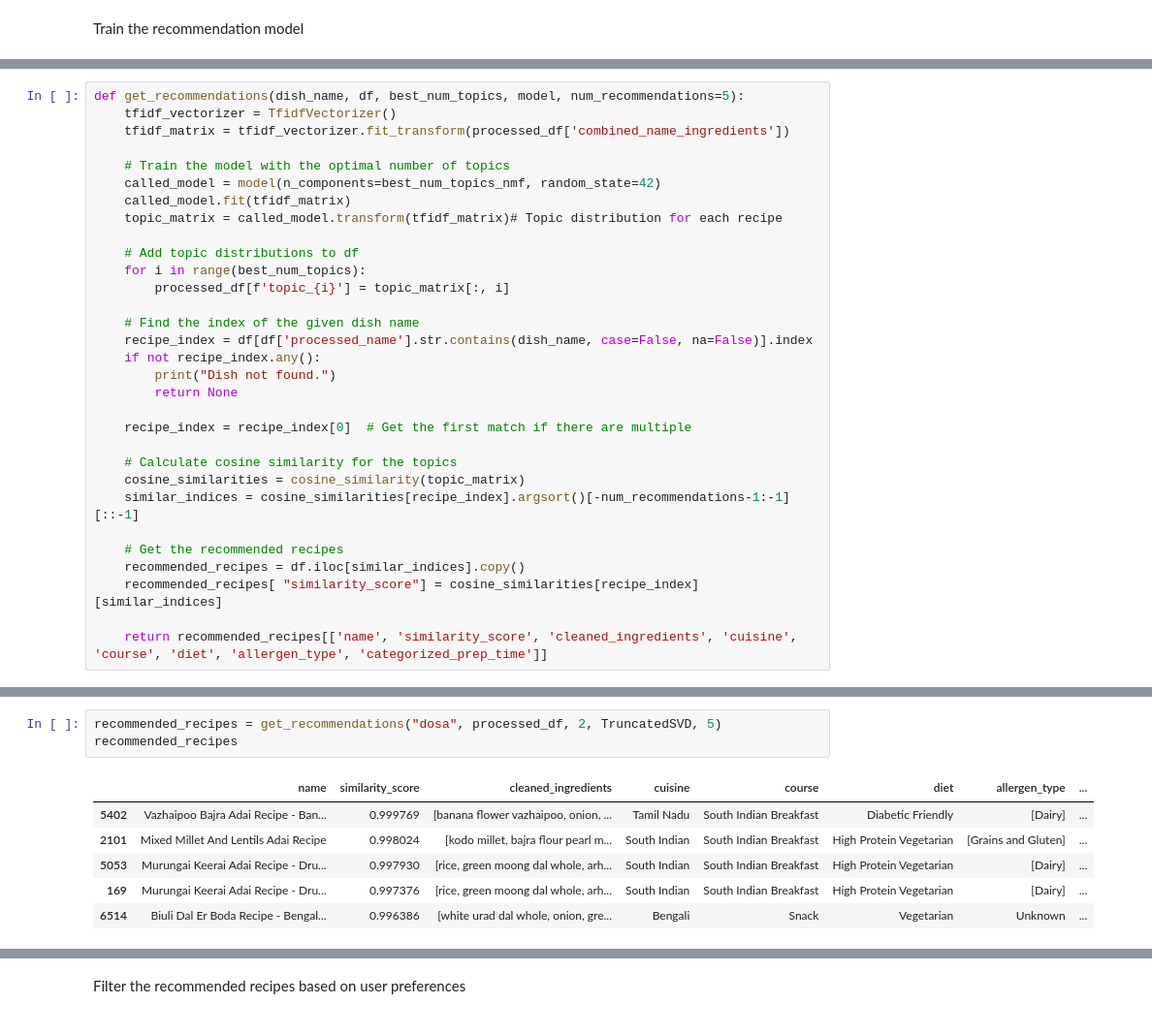
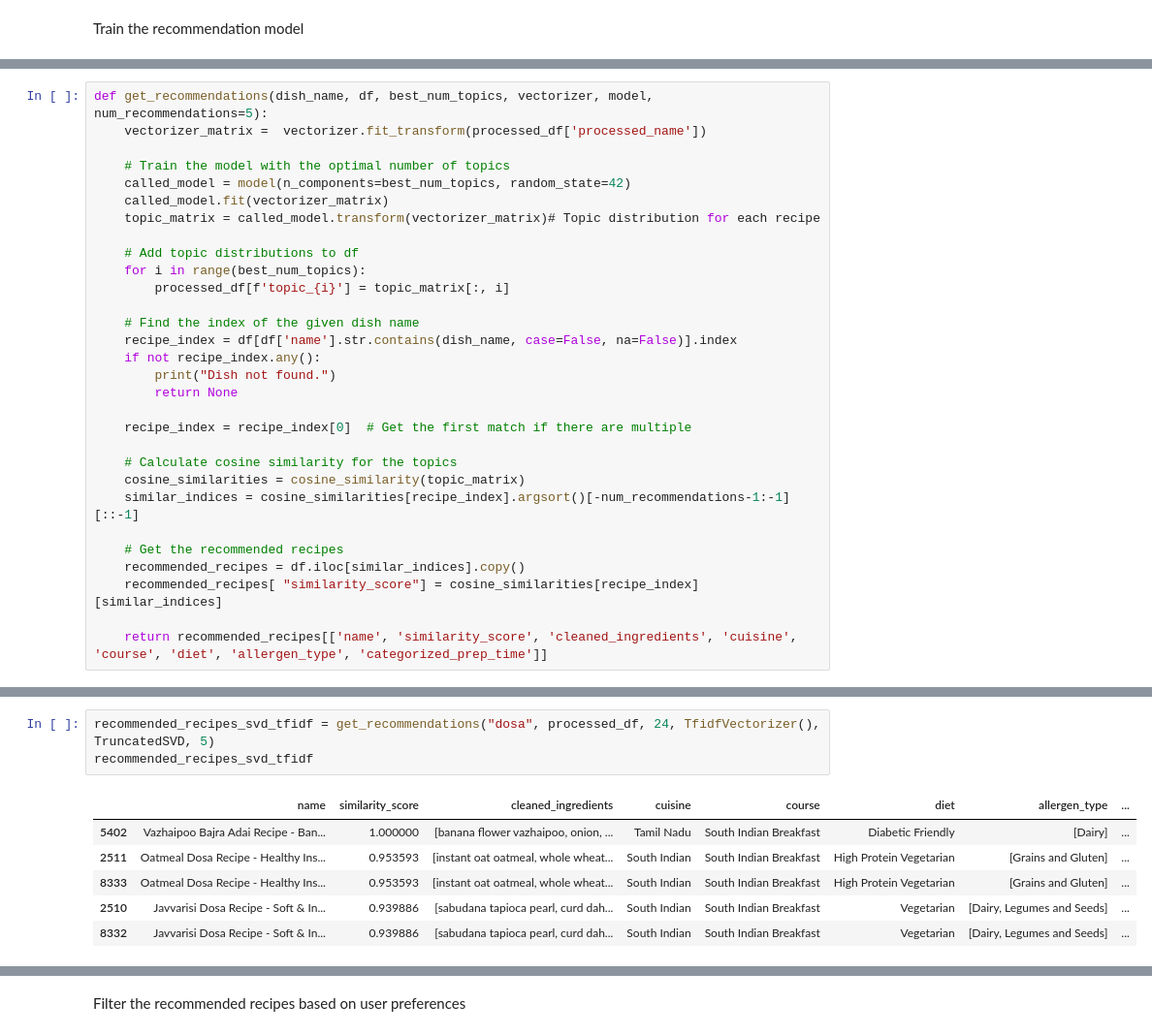
Before and after one commit to jonkerr/indian-food, a Jupyter notebook: recommendation_model.ipynb, the cells around one changed output, grey strips where cells are left out. Shown: that part at 97% size. Cells and saved outputs as stored; diff of their text form.

```diff
--- a/recommendation_model.ipynb
+++ b/recommendation_model.ipynb
@@ -72,19 +28,18 @@ NameError: name 'best_num_topics' is not defined
 # %%
-def get_recommendations(dish_name, df, best_num_topics, model, num_recommendations=5):
-    tfidf_vectorizer = TfidfVectorizer()
-    tfidf_matrix = tfidf_vectorizer.fit_transform(processed_df['combined_name_ingredients'])
+def get_recommendations(dish_name, df, best_num_topics, vectorizer, model, num_recommendations=5):
+    vectorizer_matrix =  vectorizer.fit_transform(processed_df['processed_name'])
 
     # Train the model with the optimal number of topics
-    called_model = model(n_components=best_num_topics_nmf, random_state=42)
-    called_model.fit(tfidf_matrix)
-    topic_matrix = called_model.transform(tfidf_matrix)# Topic distribution for each recipe
+    called_model = model(n_components=best_num_topics, random_state=42)
+    called_model.fit(vectorizer_matrix)
+    topic_matrix = called_model.transform(vectorizer_matrix)# Topic distribution for each recipe
 
     # Add topic distributions to df
     for i in range(best_num_topics):
         processed_df[f'topic_{i}'] = topic_matrix[:, i]
 
     # Find the index of the given dish name
-    recipe_index = df[df['processed_name'].str.contains(dish_name, case=False, na=False)].index
+    recipe_index = df[df['name'].str.contains(dish_name, case=False, na=False)].index
     if not recipe_index.any():
         print("Dish not found.")
         return None
@@ -113,10 +72,10 @@ recommended_recipes
 # %%
-recommended_recipes = get_recommendations("dosa", processed_df, 2, TruncatedSVD, 5)
-recommended_recipes
+recommended_recipes_svd_tfidf = get_recommendations("dosa", processed_df, 24, TfidfVectorizer(), TruncatedSVD, 5)
+recommended_recipes_svd_tfidf
 # %% [output]
 |  | name | similarity_score | cleaned_ingredients | cuisine | course | diet | allergen_type | ... |
-| 5402 | Vazhaipoo Bajra Adai Recipe - Ban... | 0.999769 | [banana flower vazhaipoo, onion, ... | Tamil Nadu | South Indian Breakfast | Diabetic Friendly | [Dairy] | ... |
-| 2101 | Mixed Millet And Lentils Adai Recipe | 0.998024 | [kodo millet, bajra flour pearl m... | South Indian | South Indian Breakfast | High Protein Vegetarian | [Grains and Gluten] | ... |
-| 5053 | Murungai Keerai Adai Recipe - Dru... | 0.997930 | [rice, green moong dal whole, arh... | South Indian | South Indian Breakfast | High Protein Vegetarian | [Dairy] | ... |
-| 169 | Murungai Keerai Adai Recipe - Dru... | 0.997376 | [rice, green moong dal whole, arh... | South Indian | South Indian Breakfast | High Protein Vegetarian | [Dairy] | ... |
-| 6514 | Biuli Dal Er Boda Recipe - Bengal... | 0.996386 | [white urad dal whole, onion, gre... | Bengali | Snack | Vegetarian | Unknown | ... |
+| 5402 | Vazhaipoo Bajra Adai Recipe - Ban... | 1.000000 | [banana flower vazhaipoo, onion, ... | Tamil Nadu | South Indian Breakfast | Diabetic Friendly | [Dairy] | ... |
+| 2511 | Oatmeal Dosa Recipe - Healthy Ins... | 0.953593 | [instant oat oatmeal, whole wheat... | South Indian | South Indian Breakfast | High Protein Vegetarian | [Grains and Gluten] | ... |
+| 8333 | Oatmeal Dosa Recipe - Healthy Ins... | 0.953593 | [instant oat oatmeal, whole wheat... | South Indian | South Indian Breakfast | High Protein Vegetarian | [Grains and Gluten] | ... |
+| 2510 | Javvarisi Dosa Recipe - Soft & In... | 0.939886 | [sabudana tapioca pearl, curd dah... | South Indian | South Indian Breakfast | Vegetarian | [Dairy, Legumes and Seeds] | ... |
+| 8332 | Javvarisi Dosa Recipe - Soft & In... | 0.939886 | [sabudana tapioca pearl, curd dah... | South Indian | South Indian Breakfast | Vegetarian | [Dairy, Legumes and Seeds] | ... |
```
Also changed, not shown: parts of 11 cells of this notebook.
